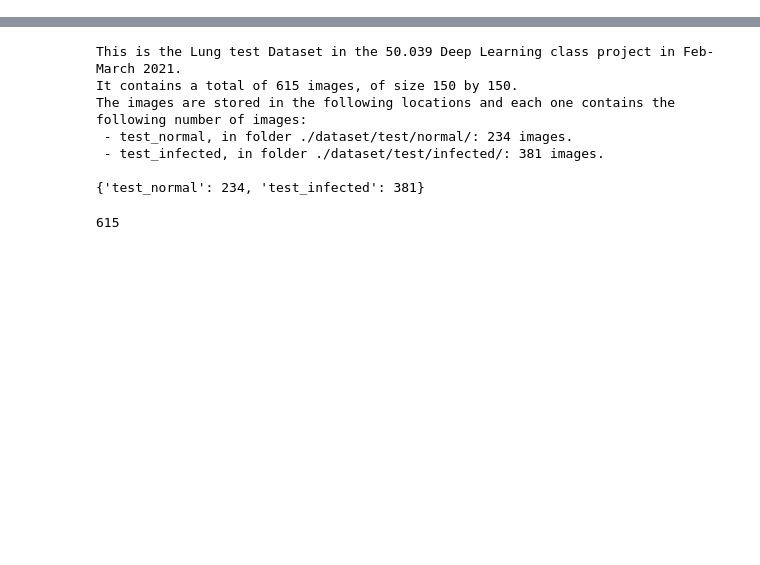
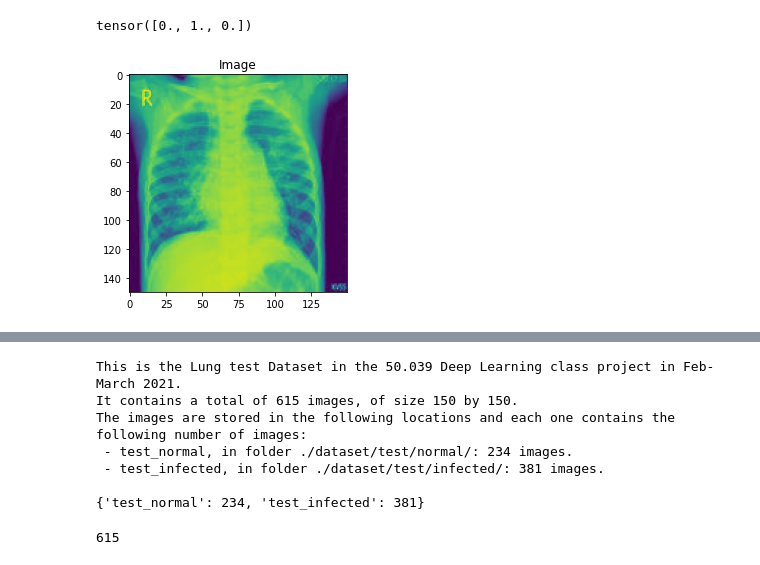
Before and after one commit to EYLeong/Chest_X-ray_Classifier, a Jupyter notebook: Dataloaders.ipynb, the cells around one changed output, grey strips where cells are left out. Cells and saved outputs as stored; diff of their text form; code cells hidden in the pictures; blank space fills up the shorter version.

```diff
--- a/Dataloaders.ipynb
+++ b/Dataloaders.ipynb
@@ -299,0 +470,5 @@ class Lung_Dataset(Dataset):
+# %%
+img = lda.print_random_image()
+# %% [output]
+tensor([0., 1., 0.])
+[figure, added]
```
Also changed, not shown: parts of 5 cells of this notebook, 2 other files.
